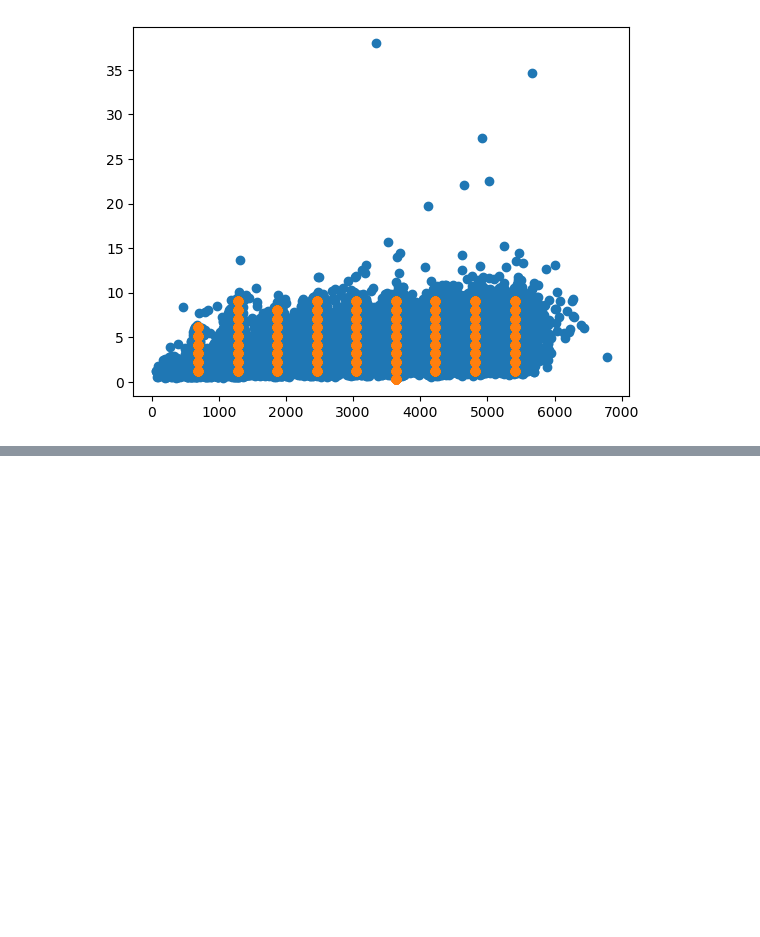
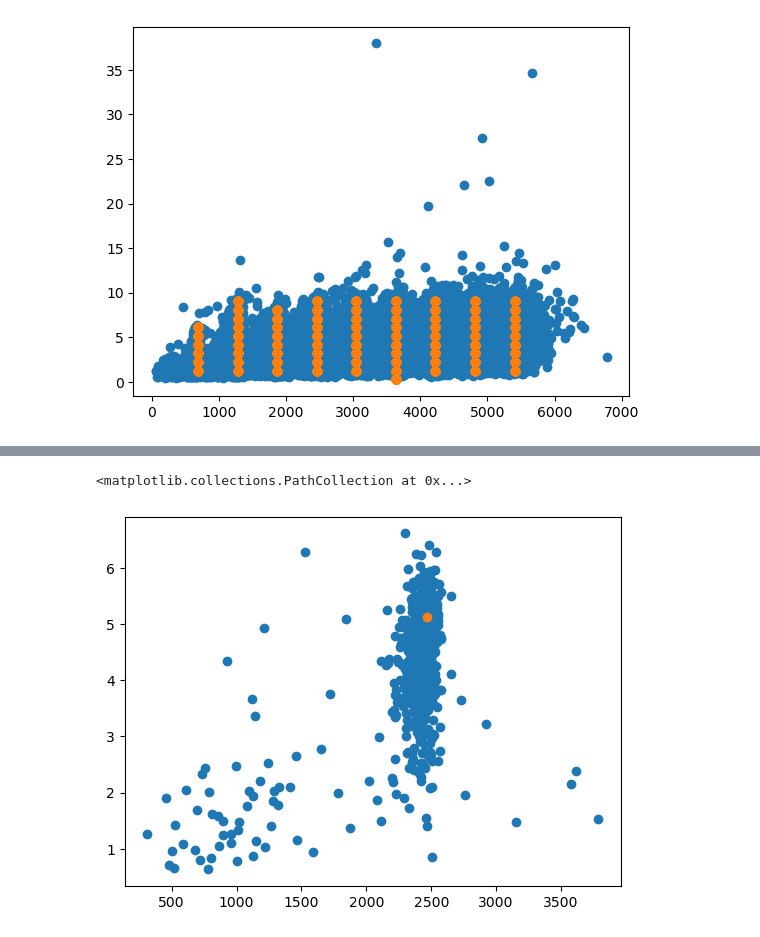
Before and after one commit to asatk/flows_pseudoaxions, a Jupyter notebook: nb.ipynb, the cells around one changed output, grey strips where cells are left out. Cells and saved outputs as stored; diff of their text form; code cells hidden in the pictures; blank space fills up the shorter version.

```diff
--- a/nb.ipynb
+++ b/nb.ipynb
@@ -97,0 +131,11 @@ INFO:tensorflow:Assets written to: ./model/08-11_OOP1/assets
+# %%
+# Determine unique labels that are shared by both training and generated data
+labels_unique, inverse_unique = np.unique(labels, return_inverse=True, axis=0)
+samples_temp = [samples[inverse_unique == i] for i in range(len(labels_unique)) if np.array_equiv(labels_unique[i], gen_label)][0]
+
+# Plot training sample that will be compared to generated data
+plt.scatter(samples_temp[:, 0], samples_temp[:, 1])
+plt.scatter(gen_label[0], gen_label[1])
+# %% [output]
+<matplotlib.collections.PathCollection at 0x...>
+[figure, added]
```
Also changed, not shown: parts of 17 cells of this notebook, 5 other files.
